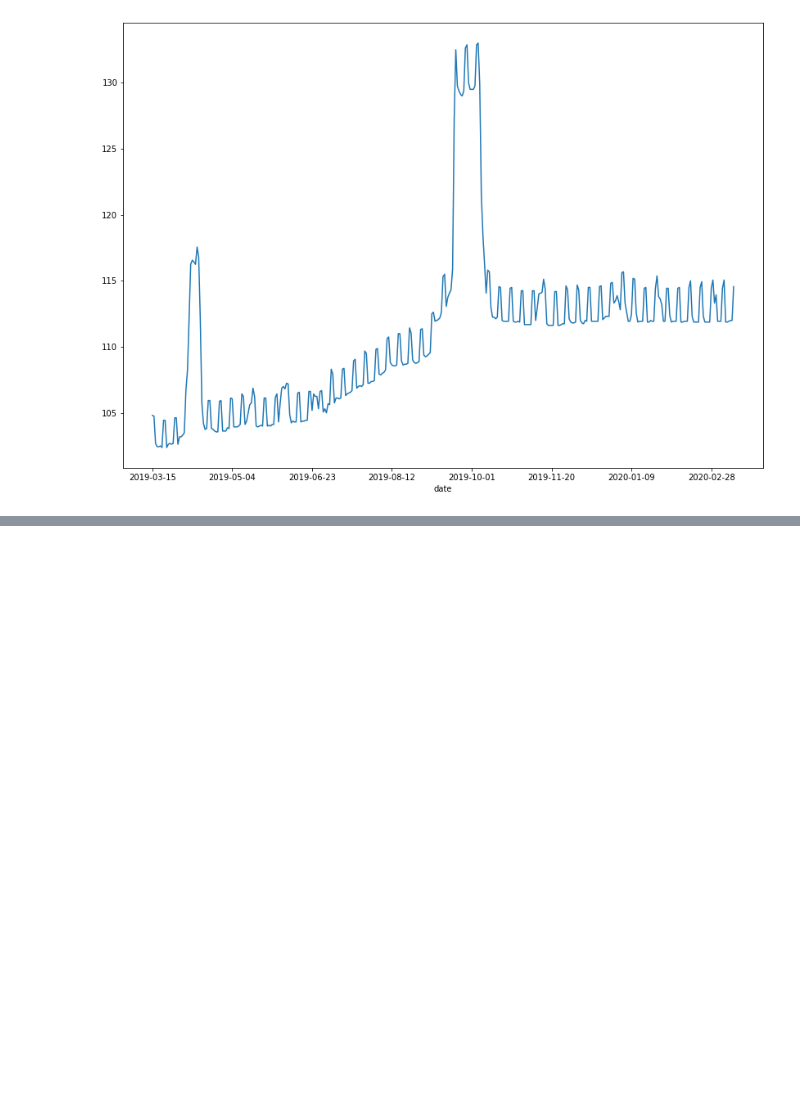
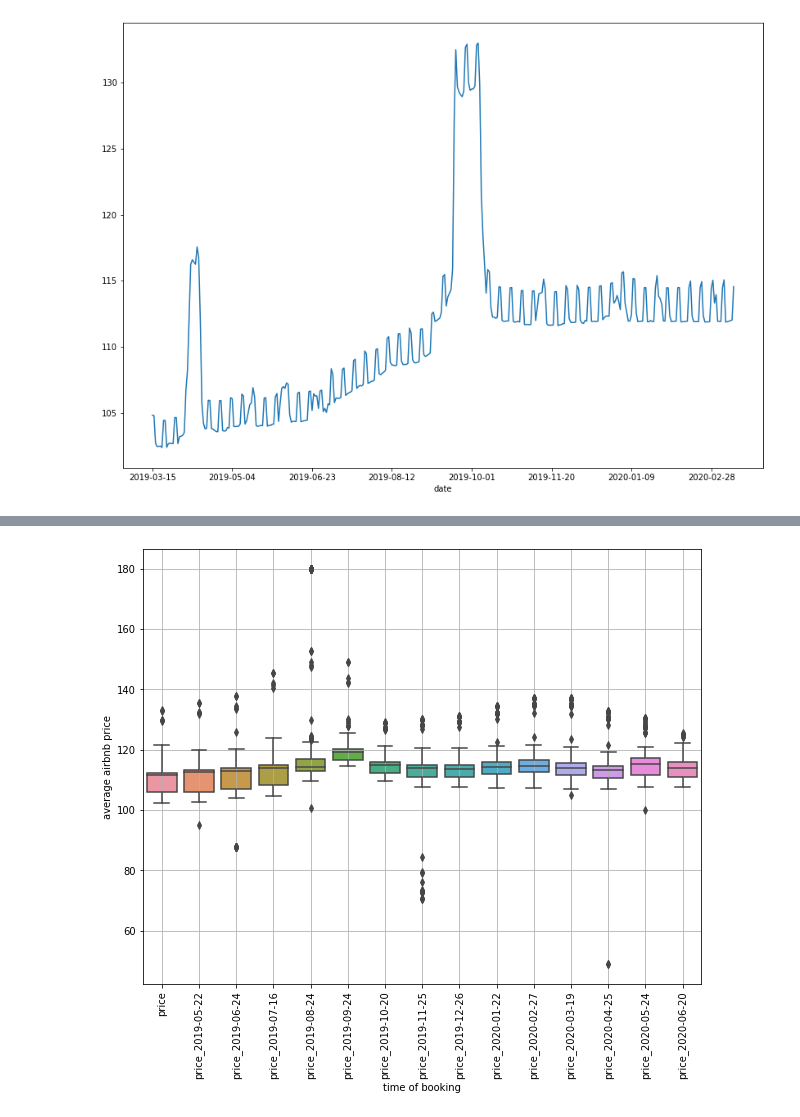
Before and after one commit to alexweinfurter/munich-airbnb-data, a Jupyter notebook: notebooks/data_exploration.ipynb, the cells around one changed output, grey strips where cells are left out. Saved outputs shown, nothing was run; the diff lists cells and outputs as text; code cells hidden in the pictures; blank space fills up the shorter version.

```diff
--- a/notebooks/data_exploration.ipynb
+++ b/notebooks/data_exploration.ipynb
@@ -232,0 +274,11 @@ dtype: object
+# %%
+# price information about bookings for dates between 09-01 and 10-01 are excluded, the average prices are still higher when booking during august/september
+plt.figure(figsize=(10,8))
+sns.boxplot(x="variable", y="value", data=pd.melt(mean_prices[~((mean_prices.index >= "2019-09-01") & (mean_prices.index <= "2019-10-01"))]
+))
+plt.xticks(rotation=90)
+plt.xlabel("time of booking")
+plt.ylabel("average airbnb price")
+plt.grid(True)
+# %% [output]
+[figure, added]
```
Also changed, not shown: parts of 15 cells of this notebook.
